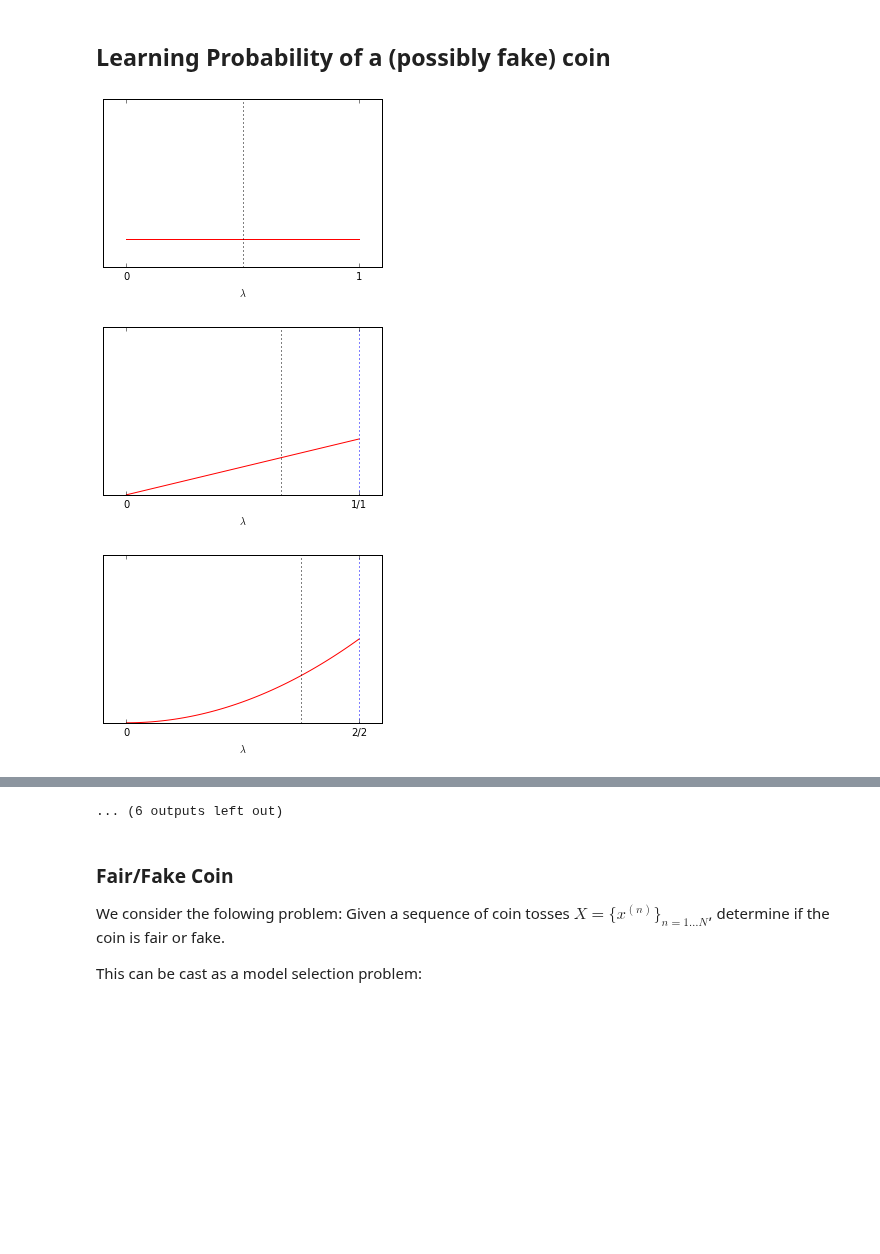
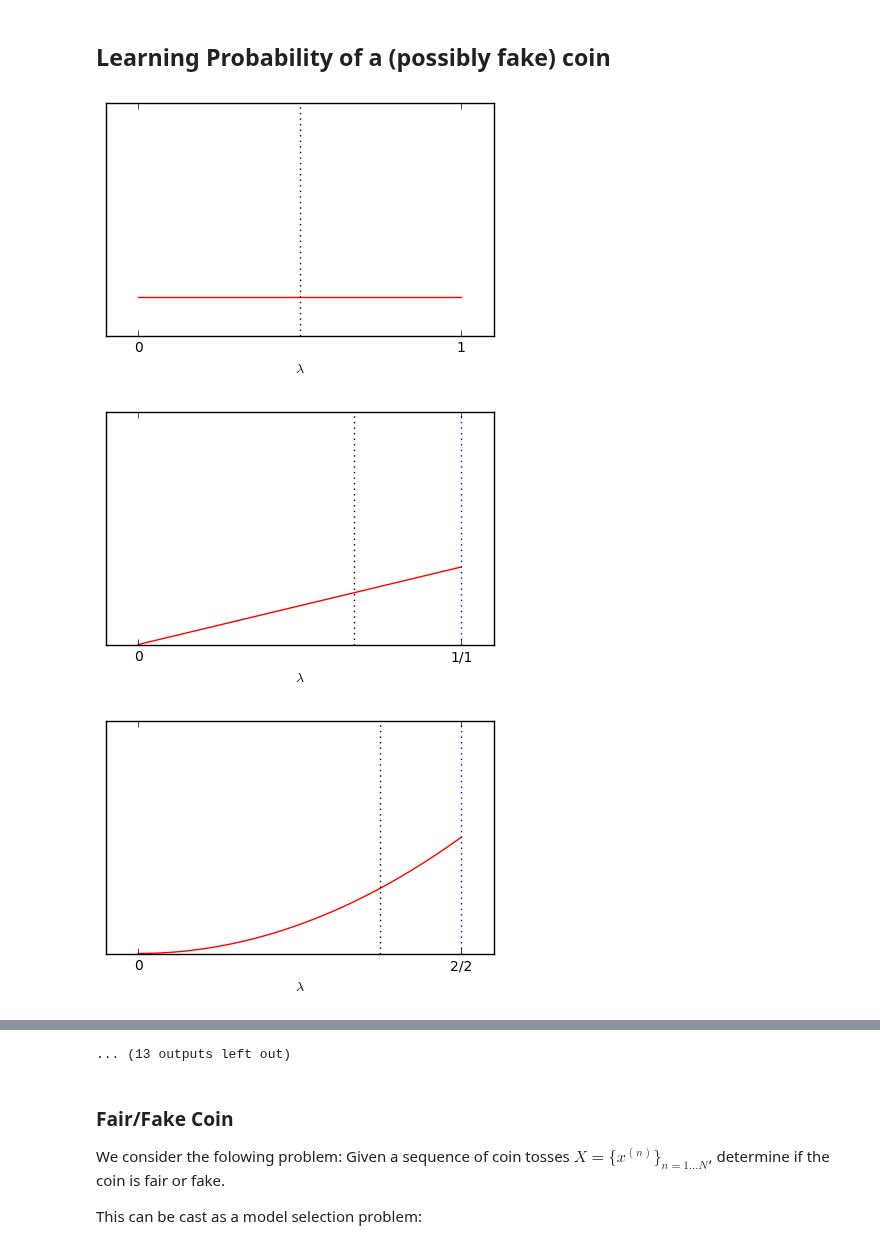
Before and after one commit to atcemgil/notes, a Jupyter notebook: ModelingExamples.ipynb, the cells around one changed output, grey strips where cells are left out. Saved outputs shown, nothing was run; the diff lists cells and outputs as text; code cells hidden in the pictures; blank space fills up the shorter version.

```diff
--- a/ModelingExamples.ipynb
+++ b/ModelingExamples.ipynb
@@ -238,6 +238,8 @@ import matplotlib.pyplot as plt
 from scipy.special import gammaln
 import numpy as np
 import scipy.special as sps
+
+#savefigs =
 
 def log_beta_pdf(x, a, b):
 
@@ -262,7 +264,7 @@ def log_beta_pdf(x, a, b):
 a = 1
 b = 1
 
-xx = [1,1,1,1,1,0,1,1, 1,0,1,0,1,1,1,1,0]
+xx = [1,1,1,1,1,0,1,1, 1,0,1,0,1,1,1,1,0, 1,1,1,1,1,1,1]
 
 p = np.arange(0.0,1.01,0.01)
 
@@ -275,36 +277,37 @@ plt.yticks([])
 plt.xlim([-0.1,1.1])
 plt.ylim([0,6])
 pi_ML =  (a+c[1])/(a+b+N)
+yl = plt.gca().get_ylim()
 plt.plot([pi_ML, pi_ML], yl , 'k:')
 
 plt.xlabel('$\lambda$')
-plt.savefig('/Users/cemgil/Dropbox/tex/cam/talks/cmpe547/beta{n}.eps'.format(n=N), bbox_inches='tight')
+#plt.savefig('/Users/cemgil/Dropbox/tex/cam/talks/cmpe547/beta{n}.eps'.format(n=N), bbox_inches='tight')
 plt.show()
 
 for x in xx:
     c[x] += 1
     N += 1
     plt.figure(figsize=(5,3))
     plt.plot(p, np.exp(log_beta_pdf(p, a+c[1], b+c[0])), 'r')
 
 
     pi_ML =  (a+c[1])/(a+b+N)
     pi_mode = (a+c[1]-1)/float(a+b+N-2)
     tmp = str(int(a+c[1]-1))+'/'+str(a+b+N-2)
     plt.xticks([0,pi_mode],('0',tmp))
     #plt.xticks([0,pi_mode])
     plt.yticks([])
     plt.xlim([-0.1,1.1])
     plt.ylim([0,6])
 
     yl = plt.gca().get_ylim()
     plt.plot([pi_ML, pi_ML], yl , 'k:')
     plt.plot([pi_mode, pi_mode], yl , 'b:')
 
     plt.xlabel('$\lambda$')
-    plt.savefig('/Users/cemgil/Dropbox/tex/cam/talks/cmpe547/beta{n}.eps'.format(n=N), bbox_inches='tight')
+    #plt.savefig('/Users/cemgil/Dropbox/tex/cam/talks/cmpe547/beta{n}.eps'.format(n=N), bbox_inches='tight')
     plt.show()
 # %% [output]
-[figure, old version]
+[figure, new version]
-[figure, old version]
+[figure, new version]
-[figure, old version]
+[figure, new version]
@@ -320,4 +323,4 @@ for x in xx:
-... (6 outputs left out)
+... (13 outputs left out)
 # %% [markdown]
 ### Fair/Fake Coin
 
```
Also changed, not shown: parts of 9 cells of this notebook, 14 other files.
